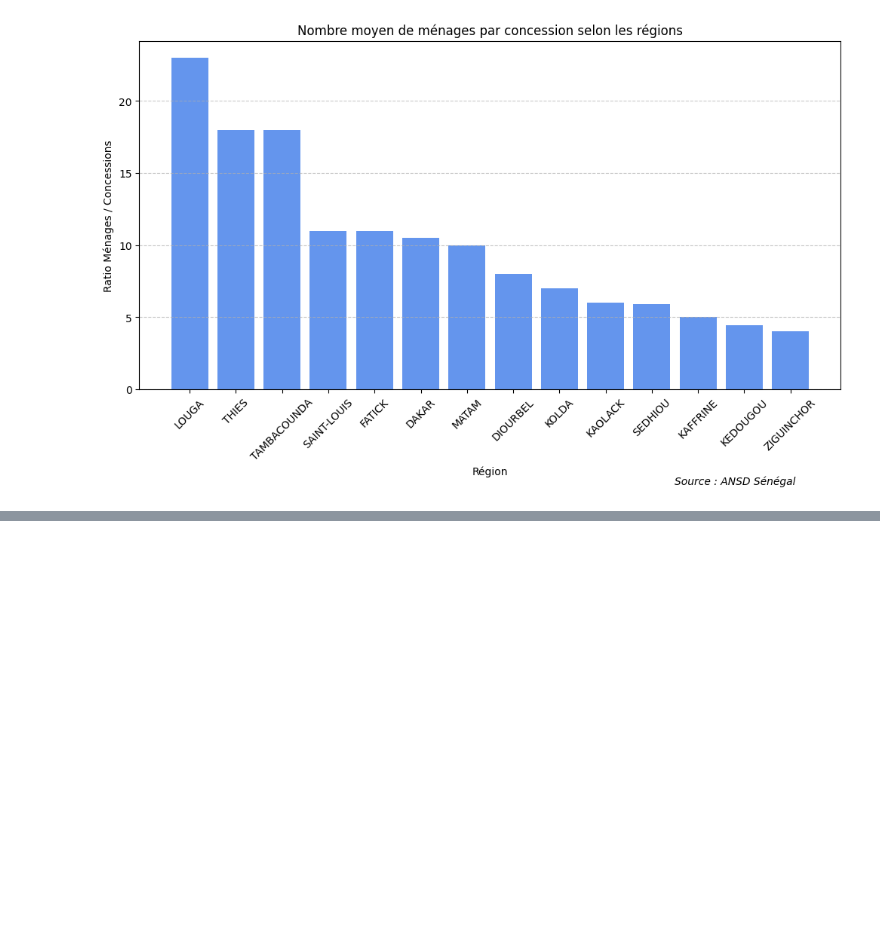
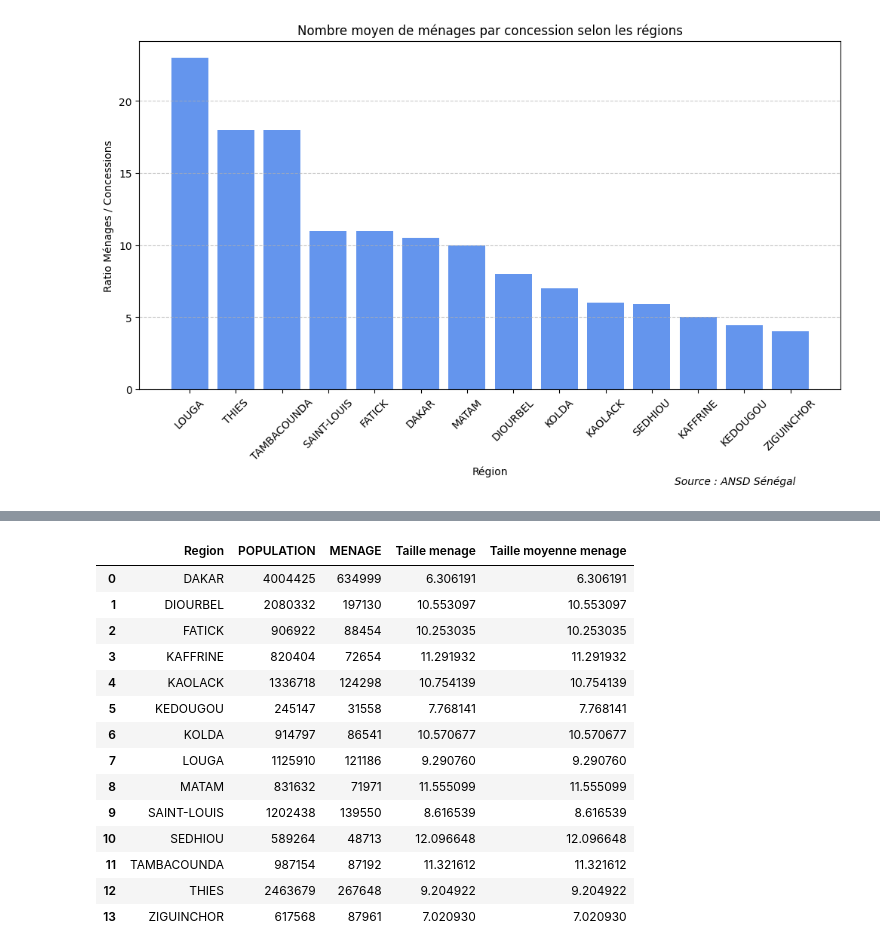
Before and after one commit to DJIMBA-THIAM/Analyse-Modelisation-Demongraphie-senegalaise, a Jupyter notebook: notebooks/exploration.ipynb, the cells around one changed output, grey strips where cells are left out. Cells and saved outputs as stored; diff of their text form; code cells hidden in the pictures; blank space fills up the shorter version.

```diff
--- a/notebooks/exploration.ipynb
+++ b/notebooks/exploration.ipynb
@@ -340,0 +397,19 @@ plt.show()
+# %%
+df_taille_menage["Taille moyenne menage"] = df_taille_menage["POPULATION"] / df_taille_menage["MENAGE"]
+df_taille_menage
+# %% [output]
+|  | Region | POPULATION | MENAGE | Taille menage | Taille moyenne menage |
+| 0 | DAKAR | 4004425 | 634999 | 6.306191 | 6.306191 |
+| 1 | DIOURBEL | 2080332 | 197130 | 10.553097 | 10.553097 |
+| 2 | FATICK | 906922 | 88454 | 10.253035 | 10.253035 |
+| 3 | KAFFRINE | 820404 | 72654 | 11.291932 | 11.291932 |
+| 4 | KAOLACK | 1336718 | 124298 | 10.754139 | 10.754139 |
+| 5 | KEDOUGOU | 245147 | 31558 | 7.768141 | 7.768141 |
+| 6 | KOLDA | 914797 | 86541 | 10.570677 | 10.570677 |
+| 7 | LOUGA | 1125910 | 121186 | 9.290760 | 9.290760 |
+| 8 | MATAM | 831632 | 71971 | 11.555099 | 11.555099 |
+| 9 | SAINT-LOUIS | 1202438 | 139550 | 8.616539 | 8.616539 |
+| 10 | SEDHIOU | 589264 | 48713 | 12.096648 | 12.096648 |
+| 11 | TAMBACOUNDA | 987154 | 87192 | 11.321612 | 11.321612 |
+| 12 | THIES | 2463679 | 267648 | 9.204922 | 9.204922 |
+| 13 | ZIGUINCHOR | 617568 | 87961 | 7.020930 | 7.020930 |
```
Also changed, not shown: parts of 5 cells of this notebook.
